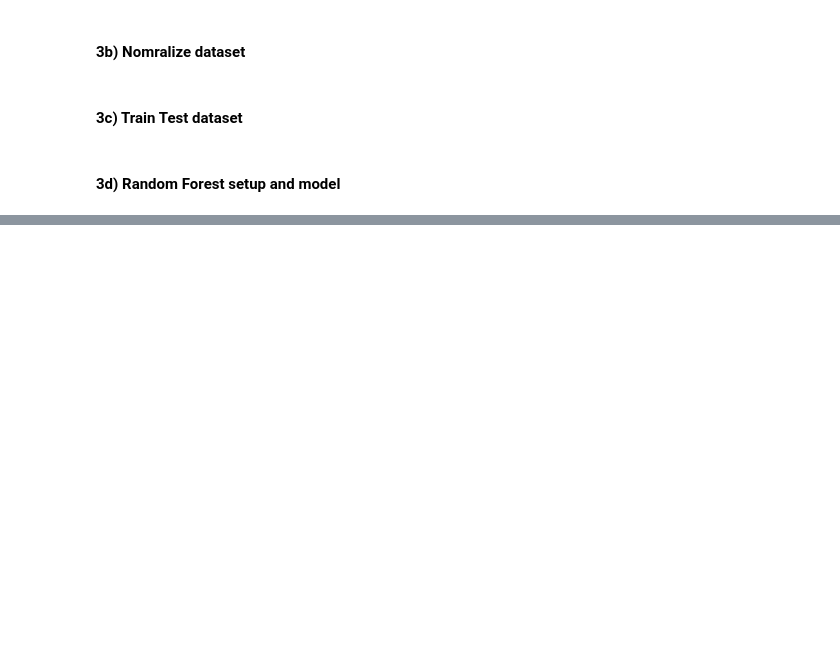
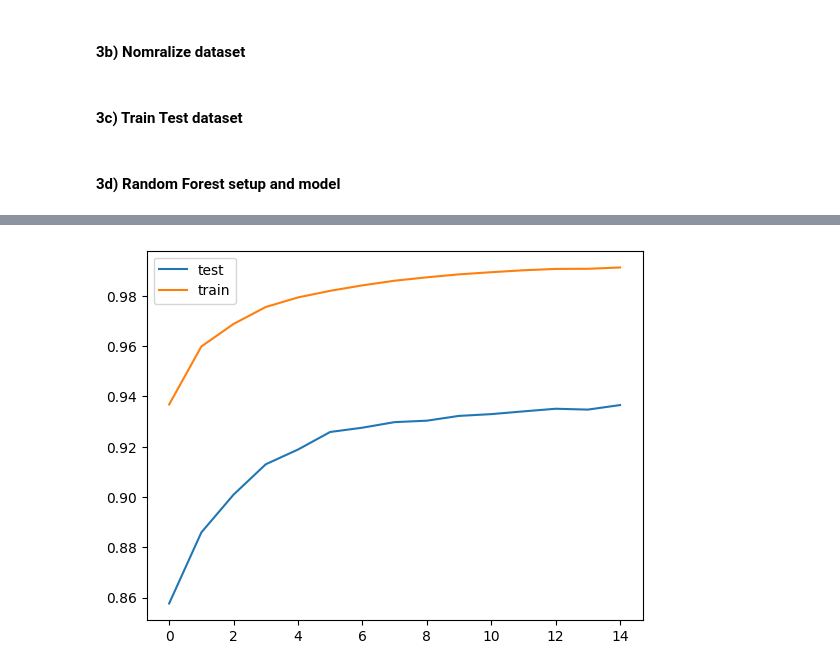
Before and after one commit to dk28yip/MSDS7333, a Jupyter notebook: DS7333_Case4.ipynb, the cells around one changed output, grey strips where cells are left out. Cells and saved outputs as stored; diff of their text form; code cells hidden in the pictures; blank space fills up the shorter version.

```diff
--- a/DS7333_Case4.ipynb
+++ b/DS7333_Case4.ipynb
@@ -321,0 +528,4 @@ Recall: 22.31%
+# %%
+dtrain = xgb.DMatrix(X_train, label=y_train)
+dtest = xgb.DMatrix(X_test, label=y_test)
+evallist = [(dtest, 'eval'), (dtrain, 'train')]
@@ -321,0 +616,10 @@ Recall: 22.31%
+# %%
+num_round = 1000
+param = {'subsample': 0.9, 'reg_lambda': 0.1, 'min_child_weight': 7.0,
+         'max_depth': 10, 'learning_rate': 0.2, 'gamma': .5,
+         'eval_metric': 'auc', 'colsample_bytree': 0.8,
+         'colsample_bylevel': 1.0}
+# %%
+my_model = xgb.train(param, dtrain,
+                     num_round, evallist,
+                     early_stopping_rounds=2)
@@ -321,0 +647,3 @@ Recall: 22.31%
+# %%
+out = xgb.cv(params=param, dtrain=dtrain, num_boost_round=1000,
+             nfold=5, verbose_eval=True, early_stopping_rounds=2)
@@ -321,0 +687,7 @@ Recall: 22.31%
+# %%
+plt.plot(out['test-auc-mean'], label='test')
+plt.plot(out['train-auc-mean'], label='train')
+plt.legend()
+plt.show()
+# %% [output]
+[figure, added]
```
Also changed, not shown: parts of 42 cells of this notebook, 1 other file.
